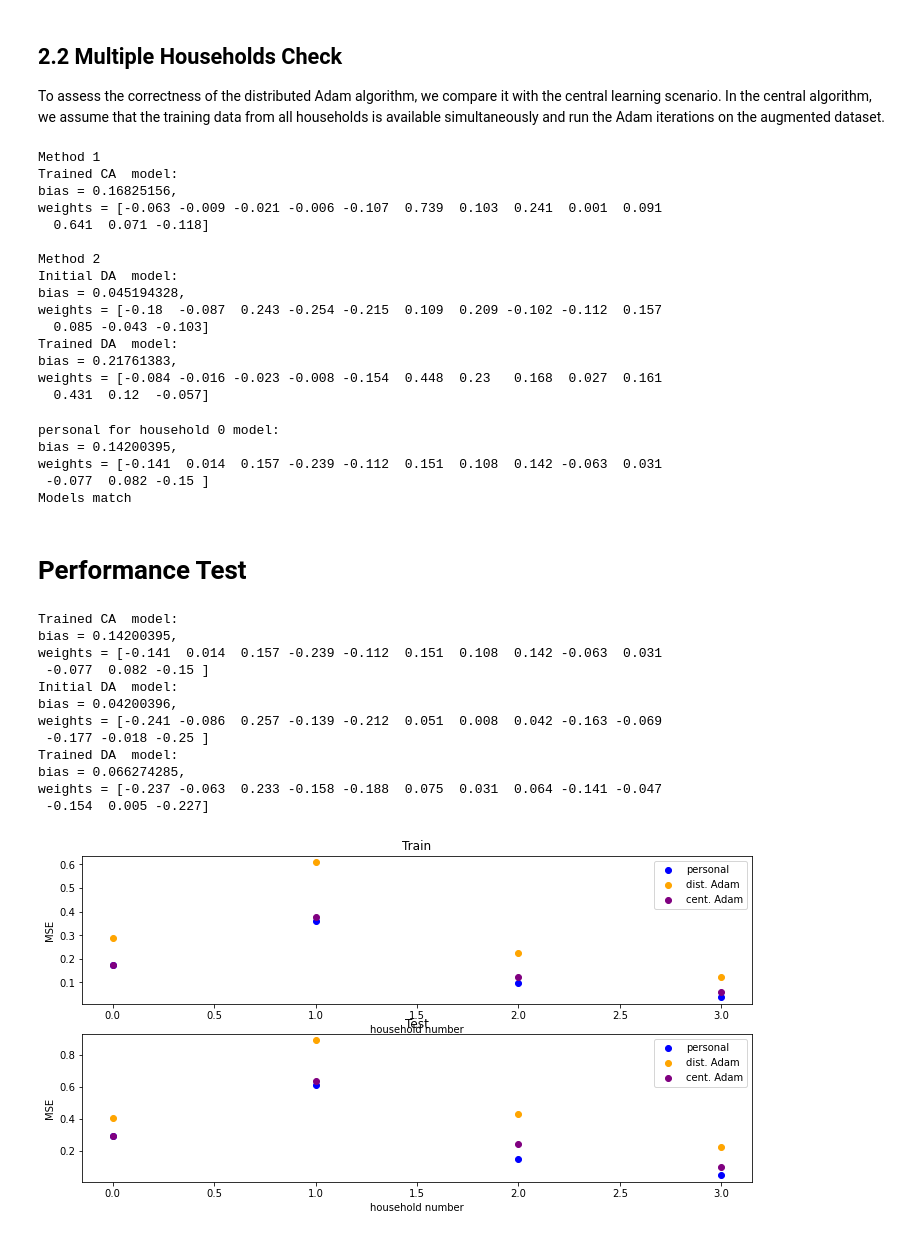
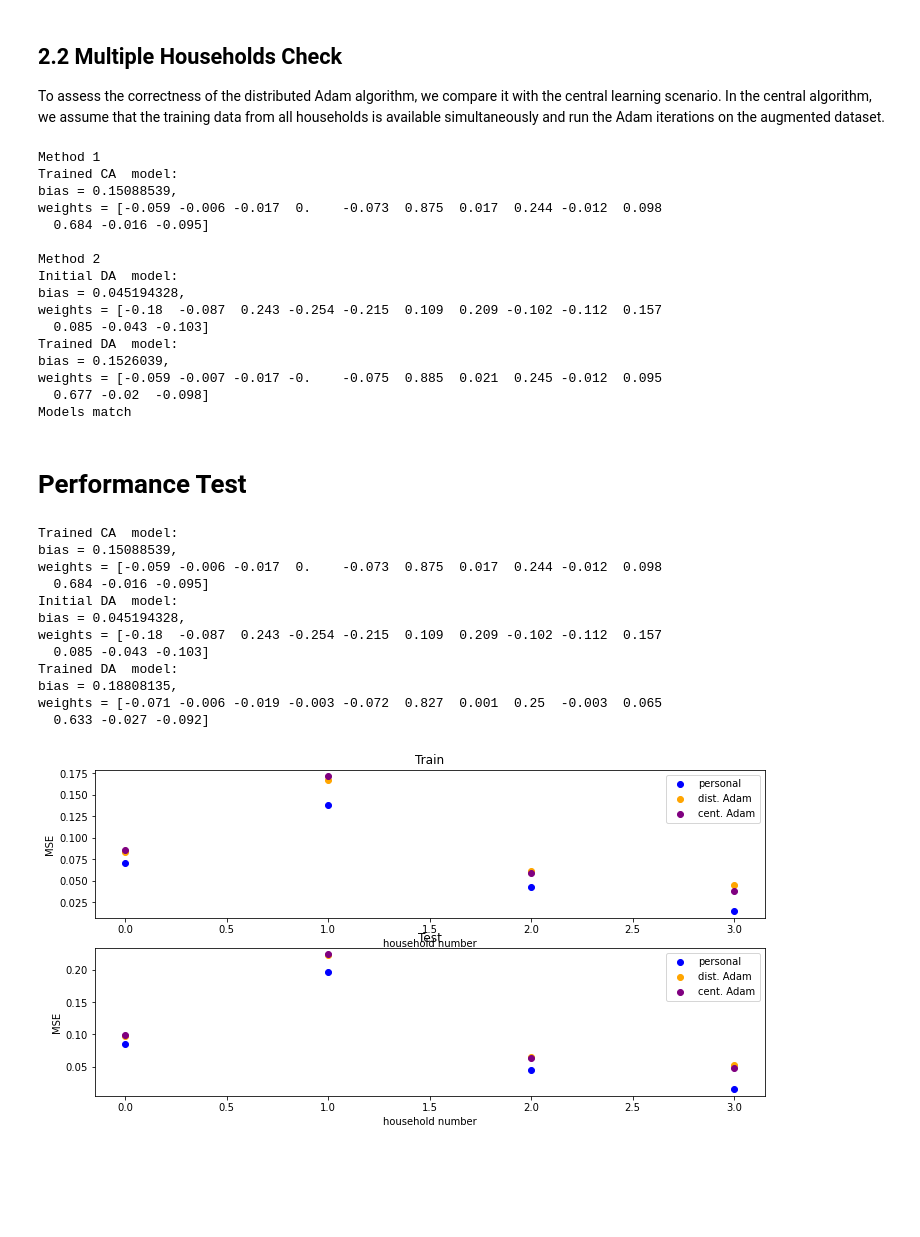
Before and after one commit to MahrokhEPFL/OPTML, a Jupyter notebook: Distributed_Adam.ipynb, the cells around one changed output. Cells and saved outputs as stored; diff of their text form; code cells hidden in the pictures; blank space fills up the shorter version.

Commit message:
central algorithm bug fixed

```diff
--- a/Distributed_Adam.ipynb
+++ b/Distributed_Adam.ipynb
@@ -204,8 +204,8 @@ def central_train(households, optim_method, lr, total_it, **kwargs):
             X_train_aug = households[0].X_train
             y_train_aug = households[0].y_train
         else:
-            X_train_aug = np.concatenate((X_train_aug, household.X_train), axis=0)
-            y_train_aug = np.concatenate((y_train_aug, household.y_train), axis=0)
+            X_train_aug = np.concatenate((household.X_train, X_train_aug), axis=0)
+            y_train_aug = np.concatenate((household.y_train, y_train_aug), axis=0)
     # shuffle
     #X_train_aug, y_train_aug = shuffle(X_train_aug, y_train_aug, random_state=0)
     if 'init_state_dict' in kwargs:
@@ -312,28 +312,28 @@ init_state_dict = copy.deepcopy(model.state_dict())
 
 # METHOD 1
 print('\nMethod 1')
-model_ca = central_train(households, optim_method='SGD', lr=lr, total_it=total_it, init_state_dict=init_state_dict)
+model_ca = central_train(households, optim_method='Adam', lr=lr, total_it=total_it, init_state_dict=init_state_dict)
 
 # METHOD 2
 print('\nMethod 2')
-model_da = distributed_train(households, lr=lr, total_it=total_it, mbsize=mbsize, optim_method='SGD', init_state_dict=init_state_dict)
+model_da = distributed_train(households, lr=lr, total_it=total_it, mbsize=mbsize, optim_method='Adam', init_state_dict=init_state_dict)
 
 # Compare
-tol = 1e-4
+tol = 1e-2
 model1 = model_ca
 model2 = model_da
 dif_b = np.abs(model1.state_dict()['linear.bias'].numpy()-model2.state_dict()['linear.bias'].numpy())
 dif_w = np.abs(model1.state_dict()['linear.weight'].numpy().flatten()-model2.state_dict()['linear.weight'].numpy().flatten())
 if np.all(dif_b<tol) and np.all(dif_w<tol):
-    print('Models match')
+    print('Models match with ' + str(tol) + 'precision')
 else:
-    print('Models do not match')
+    print('Models do not match with ' + str(tol) + 'precision')
 # %% [output]
 Method 1
 Trained CA  model:
-bias = 0.16825156,
-weights = [-0.063 -0.009 -0.021 -0.006 -0.107  0.739  0.103  0.241  0.001  0.091
-  0.641  0.071 -0.118]
+bias = 0.15088539,
+weights = [-0.059 -0.006 -0.017  0.    -0.073  0.875  0.017  0.244 -0.012  0.098
+  0.684 -0.016 -0.095]
 
 Method 2
 Initial DA  model:
@@ -341,38 +341,17 @@ bias = 0.045194328,
 weights = [-0.18  -0.087  0.243 -0.254 -0.215  0.109  0.209 -0.102 -0.112  0.157
   0.085 -0.043 -0.103]
 Trained DA  model:
-bias = 0.21761383,
-weights = [-0.084 -0.016 -0.023 -0.008 -0.154  0.448  0.23   0.168  0.027  0.161
-  0.431  0.12  -0.057]
+bias = 0.1526039,
+weights = [-0.059 -0.007 -0.017 -0.    -0.075  0.885  0.021  0.245 -0.012  0.095
+  0.677 -0.02  -0.098]
+Models match
-# %%
-# Problem! central algorithm is just the same as personal model for households 1
-households[0].fit_personal_model(method='Adam', lr=lr, iterations=total_it, init_state_dict=init_state_dict)
-model_lr = households[0].personal_lr
-print_param(model_lr, 'personal for household 0')
-
-# Compare
-tol = 1e-4
-model1 = model_ca
-model2 = model_lr
-dif_b = np.abs(model1.state_dict()['linear.bias'].numpy()-model2.state_dict()['linear.bias'].numpy())
-dif_w = np.abs(model1.state_dict()['linear.weight'].numpy().flatten()-model2.state_dict()['linear.weight'].numpy().flatten())
-if np.all(dif_b<tol) and np.all(dif_w<tol):
-    print('Models match')
-else:
-    print('Models do not match')
-# %% [output]
-personal for household 0 model:
-bias = 0.14200395,
-weights = [-0.141  0.014  0.157 -0.239 -0.112  0.151  0.108  0.142 -0.063  0.031
- -0.077  0.082 -0.15 ]
-Models match
 # %% [markdown]
 # Performance Test
 # %%
 # parameters
 lr = 0.1
-mbsize = 1
-total_it = 1
+mbsize = 10
+total_it = 1000
 in_dim = households[0].info['num_features']
 init_model = SyNet(torch, in_dim=in_dim, out_dim=1)
 init_state_dict = init_model.state_dict()
@@ -397,40 +376,40 @@ for h_ind, household in enumerate(households):
     household.fit_personal_model(method='Adam', lr=lr, iterations=total_it, init_state_dict=init_state_dict)
     res = household.evaluate_model(method='Adam')
     mse_train_pr[h_ind] = res['MSE_train']
     mse_test_pr[h_ind] = res['MSE_test']
     # test distributed adam
     res = household.evaluate_model(method='Adam', model=model_da)
     mse_train_da[h_ind] = res['MSE_train']
     mse_test_da[h_ind] = res['MSE_test']
     # test central adam
     res = household.evaluate_model(method='Adam', model=model_ca)
     mse_train_ca[h_ind] = res['MSE_train']
     mse_test_ca[h_ind] = res['MSE_test']
 
 fig,axs = plt.subplots(2,1,figsize=(12,6))
 axs[0].scatter(np.arange(num_households), mse_train_pr, color='blue', label='personal')
 axs[0].scatter(np.arange(num_households), mse_train_da, color='orange', label='dist. Adam')
 axs[0].scatter(np.arange(num_households), mse_train_ca, color='purple', label='cent. Adam')
 axs[0].set_title('Train')
 axs[1].scatter(np.arange(num_households), mse_test_pr, color='blue', label='personal')
 axs[1].scatter(np.arange(num_households), mse_test_da, color='orange', label='dist. Adam')
 axs[1].scatter(np.arange(num_households), mse_test_ca, color='purple', label='cent. Adam')
 axs[1].set_title('Test')
 for ax in axs:
     ax.legend()
     ax.set_xlabel('household number')
     ax.set_ylabel('MSE')
 # %% [output]
 Trained CA  model:
-bias = 0.14200395,
-weights = [-0.141  0.014  0.157 -0.239 -0.112  0.151  0.108  0.142 -0.063  0.031
- -0.077  0.082 -0.15 ]
+bias = 0.15088539,
+weights = [-0.059 -0.006 -0.017  0.    -0.073  0.875  0.017  0.244 -0.012  0.098
+  0.684 -0.016 -0.095]
 Initial DA  model:
-bias = 0.04200396,
-weights = [-0.241 -0.086  0.257 -0.139 -0.212  0.051  0.008  0.042 -0.163 -0.069
- -0.177 -0.018 -0.25 ]
+bias = 0.045194328,
+weights = [-0.18  -0.087  0.243 -0.254 -0.215  0.109  0.209 -0.102 -0.112  0.157
+  0.085 -0.043 -0.103]
 Trained DA  model:
-bias = 0.066274285,
-weights = [-0.237 -0.063  0.233 -0.158 -0.188  0.075  0.031  0.064 -0.141 -0.047
- -0.154  0.005 -0.227]
+bias = 0.18808135,
+weights = [-0.071 -0.006 -0.019 -0.003 -0.072  0.827  0.001  0.25  -0.003  0.065
+  0.633 -0.027 -0.092]
-[figure, old version]
+[figure, new version]
```
Also changed, not shown: parts of 3 cells of this notebook.
